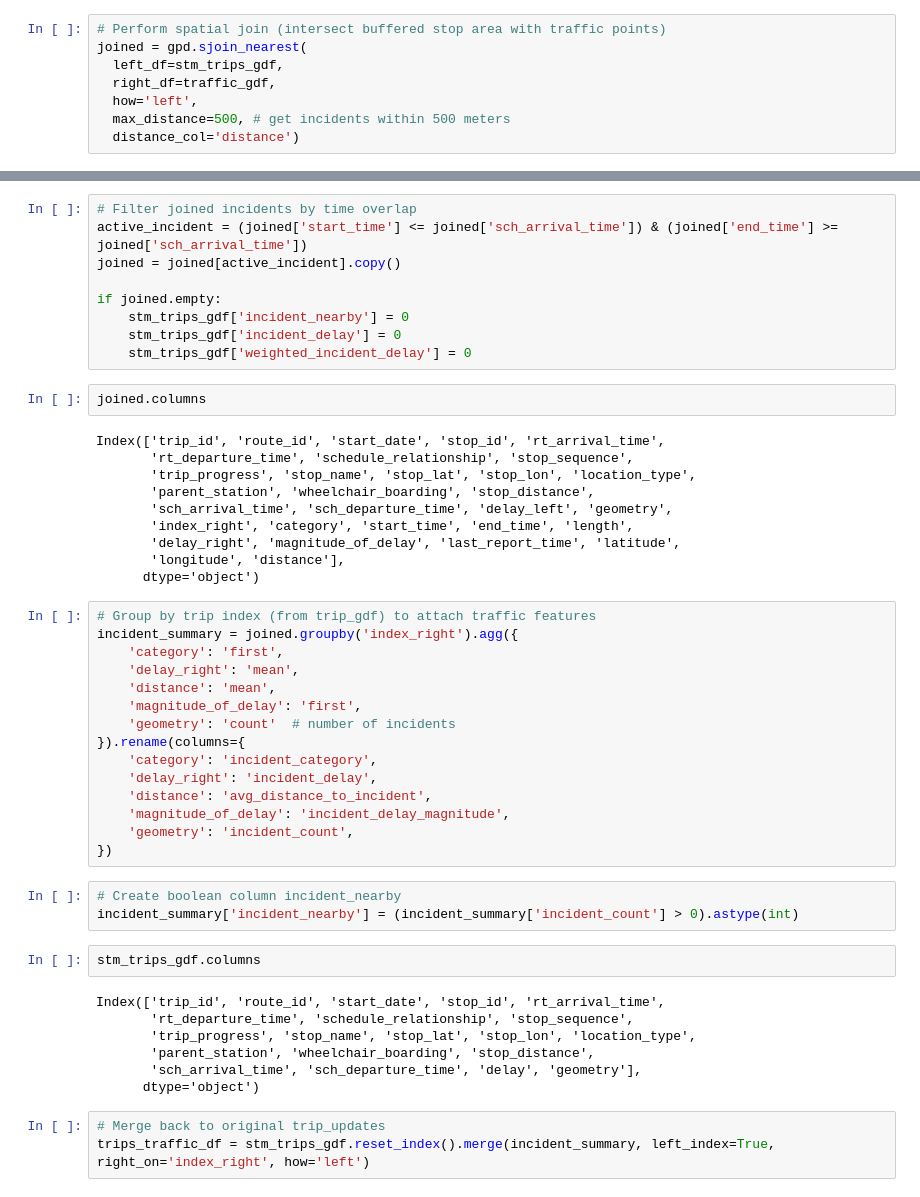
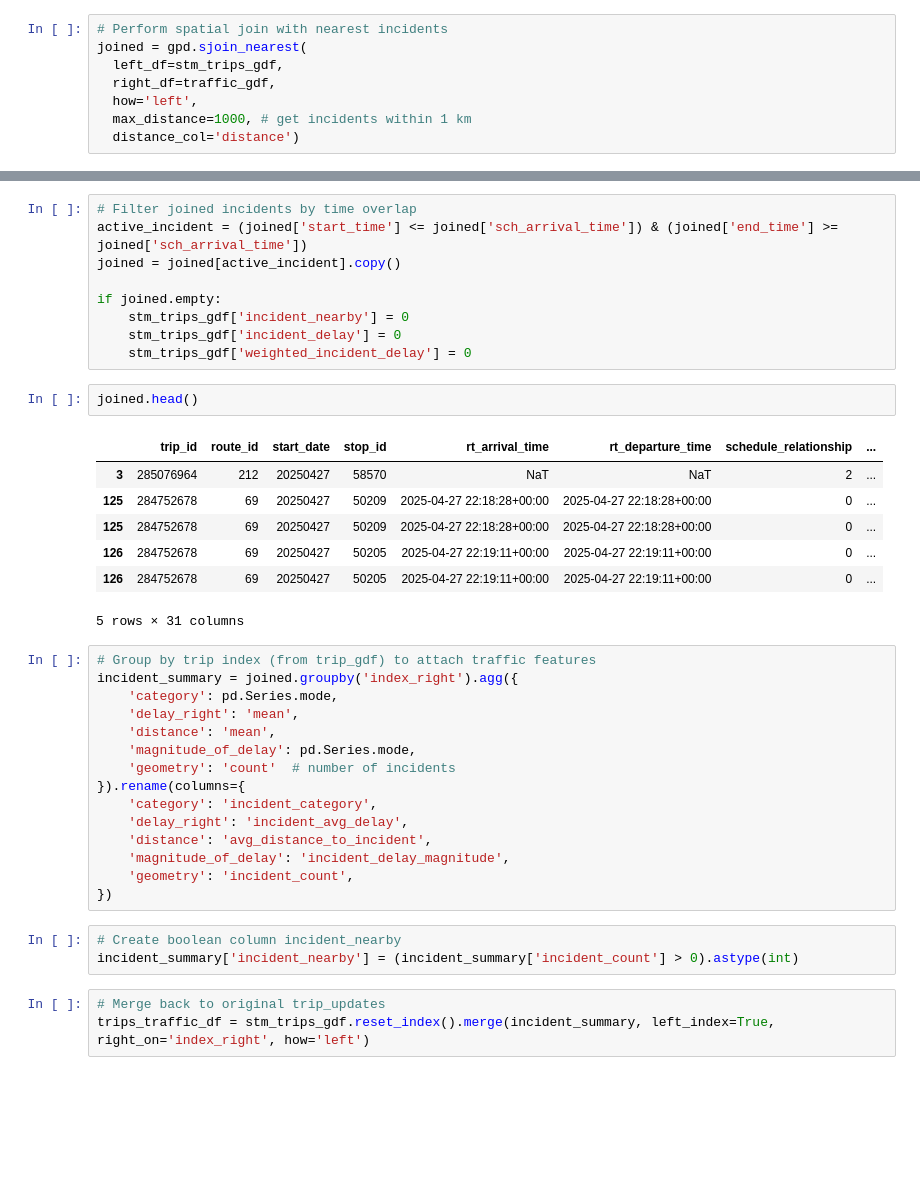
Before and after one commit to nadpierre/stm-transit-delay-prediction, a Jupyter notebook: notebooks/data_cleaning.ipynb, the cells around one changed output, grey strips where cells are left out. Drawn from its saved outputs; the diff is of its cells as text; blank space fills up the shorter version.

```diff
--- a/notebooks/data_cleaning.ipynb
+++ b/notebooks/data_cleaning.ipynb
@@ -383,10 +406,10 @@ traffic_gdf = gpd.GeoDataFrame(
     crs='EPSG:4326'
 ).to_crs(epsg=3857)
 # %%
-# Perform spatial join (intersect buffered stop area with traffic points)
+# Perform spatial join with nearest incidents
 joined = gpd.sjoin_nearest(
   left_df=stm_trips_gdf,
   right_df=traffic_gdf,
   how='left',
-  max_distance=500, # get incidents within 500 meters
+  max_distance=1000, # get incidents within 1 km
   distance_col='distance')
@@ -399,29 +434,27 @@ if joined.empty:
 	stm_trips_gdf['incident_nearby'] = 0
 	stm_trips_gdf['incident_delay'] = 0
 	stm_trips_gdf['weighted_incident_delay'] = 0
-# %%
-joined.columns
-# %% [output]
-Index(['trip_id', 'route_id', 'start_date', 'stop_id', 'rt_arrival_time',
-       'rt_departure_time', 'schedule_relationship', 'stop_sequence',
-       'trip_progress', 'stop_name', 'stop_lat', 'stop_lon', 'location_type',
-       'parent_station', 'wheelchair_boarding', 'stop_distance',
-       'sch_arrival_time', 'sch_departure_time', 'delay_left', 'geometry',
-       'index_right', 'category', 'start_time', 'end_time', 'length',
-       'delay_right', 'magnitude_of_delay', 'last_report_time', 'latitude',
-       'longitude', 'distance'],
-      dtype='object')
+# %%
+joined.head()
+# %% [output]
+|  | trip_id | route_id | start_date | stop_id | rt_arrival_time | rt_departure_time | schedule_relationship | ... |
+| 3 | 285076964 | 212 | 20250427 | 58570 | NaT | NaT | 2 | ... |
+| 125 | 284752678 | 69 | 20250427 | 50209 | 2025-04-27 22:18:28+00:00 | 2025-04-27 22:18:28+00:00 | 0 | ... |
+| 125 | 284752678 | 69 | 20250427 | 50209 | 2025-04-27 22:18:28+00:00 | 2025-04-27 22:18:28+00:00 | 0 | ... |
+| 126 | 284752678 | 69 | 20250427 | 50205 | 2025-04-27 22:19:11+00:00 | 2025-04-27 22:19:11+00:00 | 0 | ... |
+| 126 | 284752678 | 69 | 20250427 | 50205 | 2025-04-27 22:19:11+00:00 | 2025-04-27 22:19:11+00:00 | 0 | ... |
+5 rows × 31 columns
 # %%
 # Group by trip index (from trip_gdf) to attach traffic features
 incident_summary = joined.groupby('index_right').agg({
-	'category': 'first',
+	'category': pd.Series.mode,
 	'delay_right': 'mean',
    	'distance': 'mean',
-	'magnitude_of_delay': 'first',
+	'magnitude_of_delay': pd.Series.mode,
 	'geometry': 'count'  # number of incidents
 }).rename(columns={
 	'category': 'incident_category',
-	'delay_right': 'incident_delay',
+	'delay_right': 'incident_avg_delay',
   	'distance': 'avg_distance_to_incident',
   	'magnitude_of_delay': 'incident_delay_magnitude',
 	'geometry': 'incident_count',
@@ -429,15 +462,6 @@ incident_summary = joined.groupby('index_right').agg({
 # %%
 # Create boolean column incident_nearby
 incident_summary['incident_nearby'] = (incident_summary['incident_count'] > 0).astype(int)
-# %%
-stm_trips_gdf.columns
-# %% [output]
-Index(['trip_id', 'route_id', 'start_date', 'stop_id', 'rt_arrival_time',
-       'rt_departure_time', 'schedule_relationship', 'stop_sequence',
-       'trip_progress', 'stop_name', 'stop_lat', 'stop_lon', 'location_type',
-       'parent_station', 'wheelchair_boarding', 'stop_distance',
-       'sch_arrival_time', 'sch_departure_time', 'delay', 'geometry'],
-      dtype='object')
 # %%
 # Merge back to original trip_updates
 trips_traffic_df = stm_trips_gdf.reset_index().merge(incident_summary, left_index=True, right_on='index_right', how='left')
```
Also changed, not shown: parts of 63 cells of this notebook.
